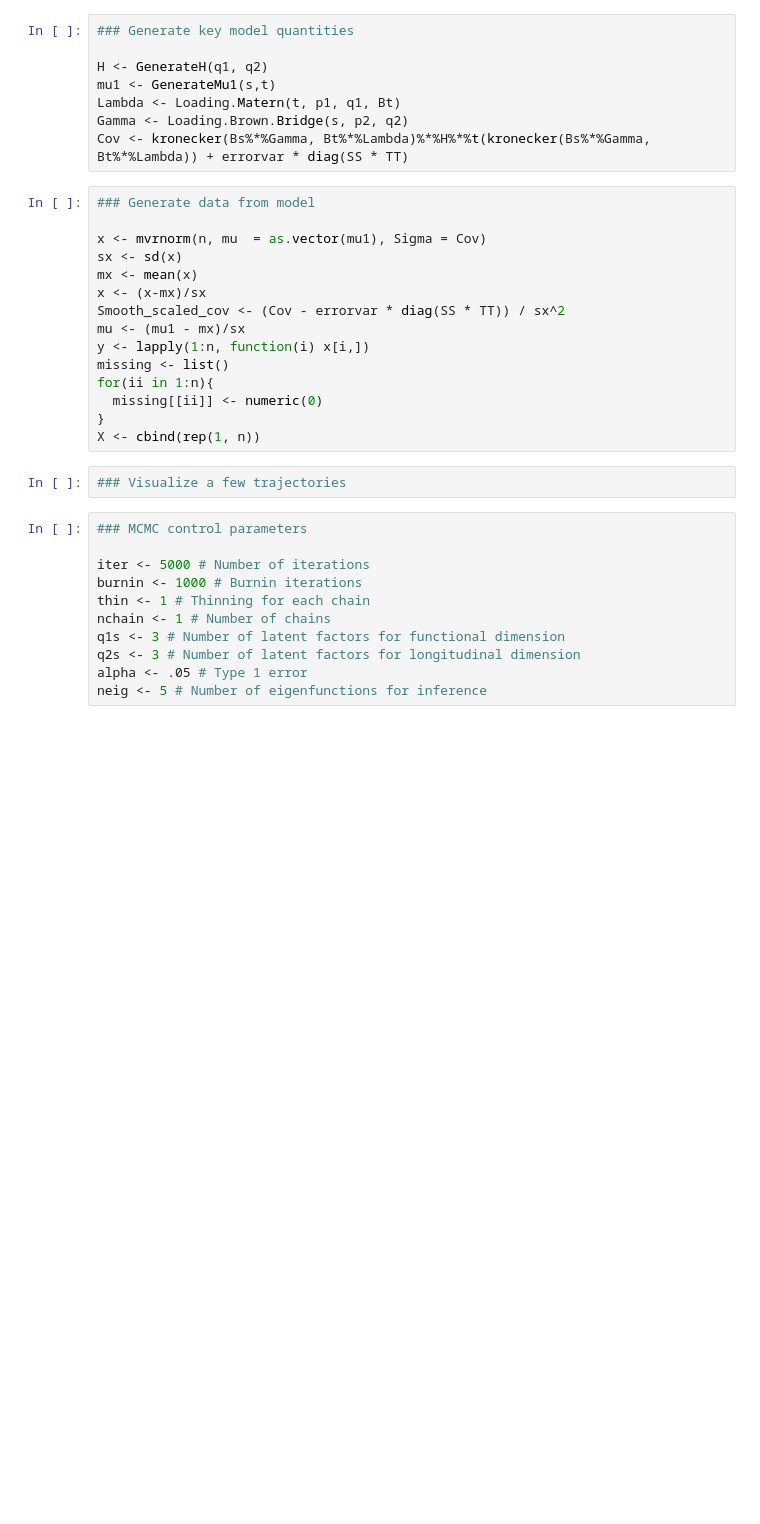
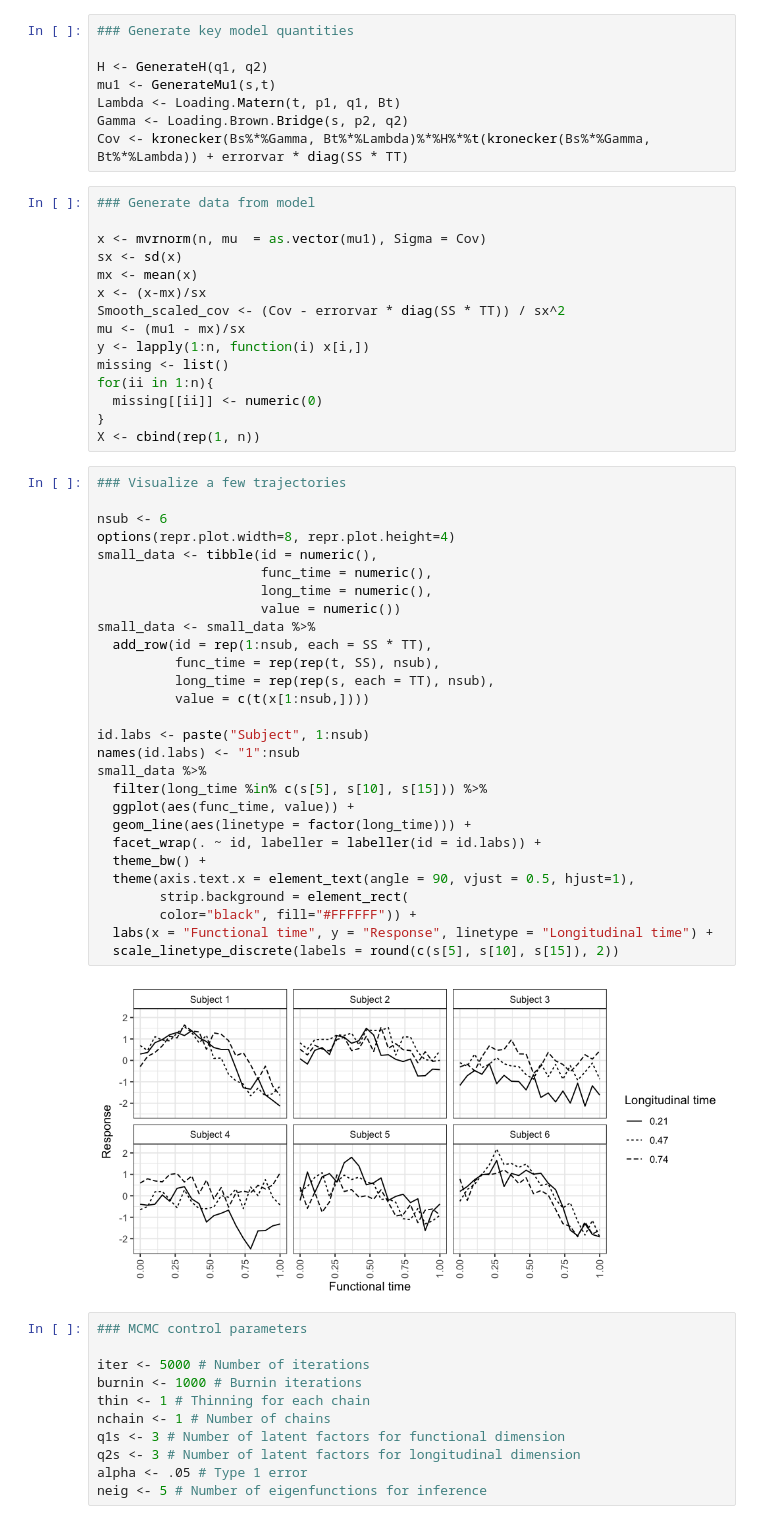
Before and after one commit to TelescaLab/LFBayes, a Jupyter notebook: Rfuns/LFBayes_example.ipynb, the cells around one changed output. Cells and saved outputs as stored; diff of their text form; blank space fills up the shorter version.

```diff
--- a/Rfuns/LFBayes_example.ipynb
+++ b/Rfuns/LFBayes_example.ipynb
@@ -65,8 +67,36 @@ for(ii in 1:n){
   missing[[ii]] <- numeric(0)
 }
 X <- cbind(rep(1, n))
-# %%
-### Visualize a few trajectories
+# %%
+### Visualize a few trajectories
+
+nsub <- 6
+options(repr.plot.width=8, repr.plot.height=4)
+small_data <- tibble(id = numeric(),
+                     func_time = numeric(),
+                     long_time = numeric(),
+                     value = numeric())
+small_data <- small_data %>%
+  add_row(id = rep(1:nsub, each = SS * TT),
+          func_time = rep(rep(t, SS), nsub),
+          long_time = rep(rep(s, each = TT), nsub),
+          value = c(t(x[1:nsub,])))
+
+id.labs <- paste("Subject", 1:nsub)
+names(id.labs) <- "1":nsub
+small_data %>%
+  filter(long_time %in% c(s[5], s[10], s[15])) %>%
+  ggplot(aes(func_time, value)) +
+  geom_line(aes(linetype = factor(long_time))) +
+  facet_wrap(. ~ id, labeller = labeller(id = id.labs)) +
+  theme_bw() +
+  theme(axis.text.x = element_text(angle = 90, vjust = 0.5, hjust=1),
+        strip.background = element_rect(
+        color="black", fill="#FFFFFF")) +
+  labs(x = "Functional time", y = "Response", linetype = "Longitudinal time") +
+  scale_linetype_discrete(labels = round(c(s[5], s[10], s[15]), 2))
+# %% [output]
+[figure, added]
 # %%
 ### MCMC control parameters
 
```
Also changed, not shown: parts of 6 cells of this notebook, 22 other files.
